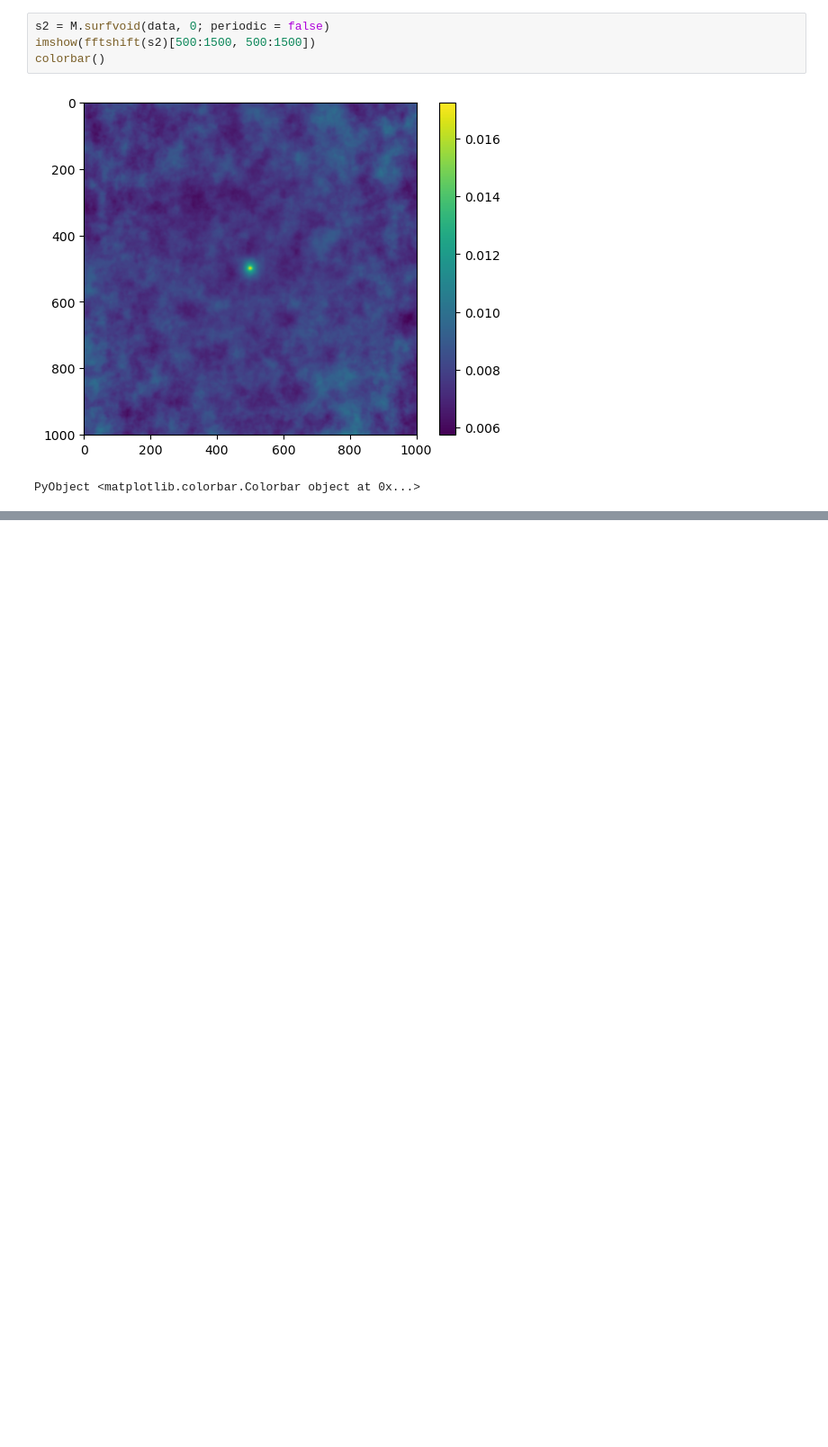
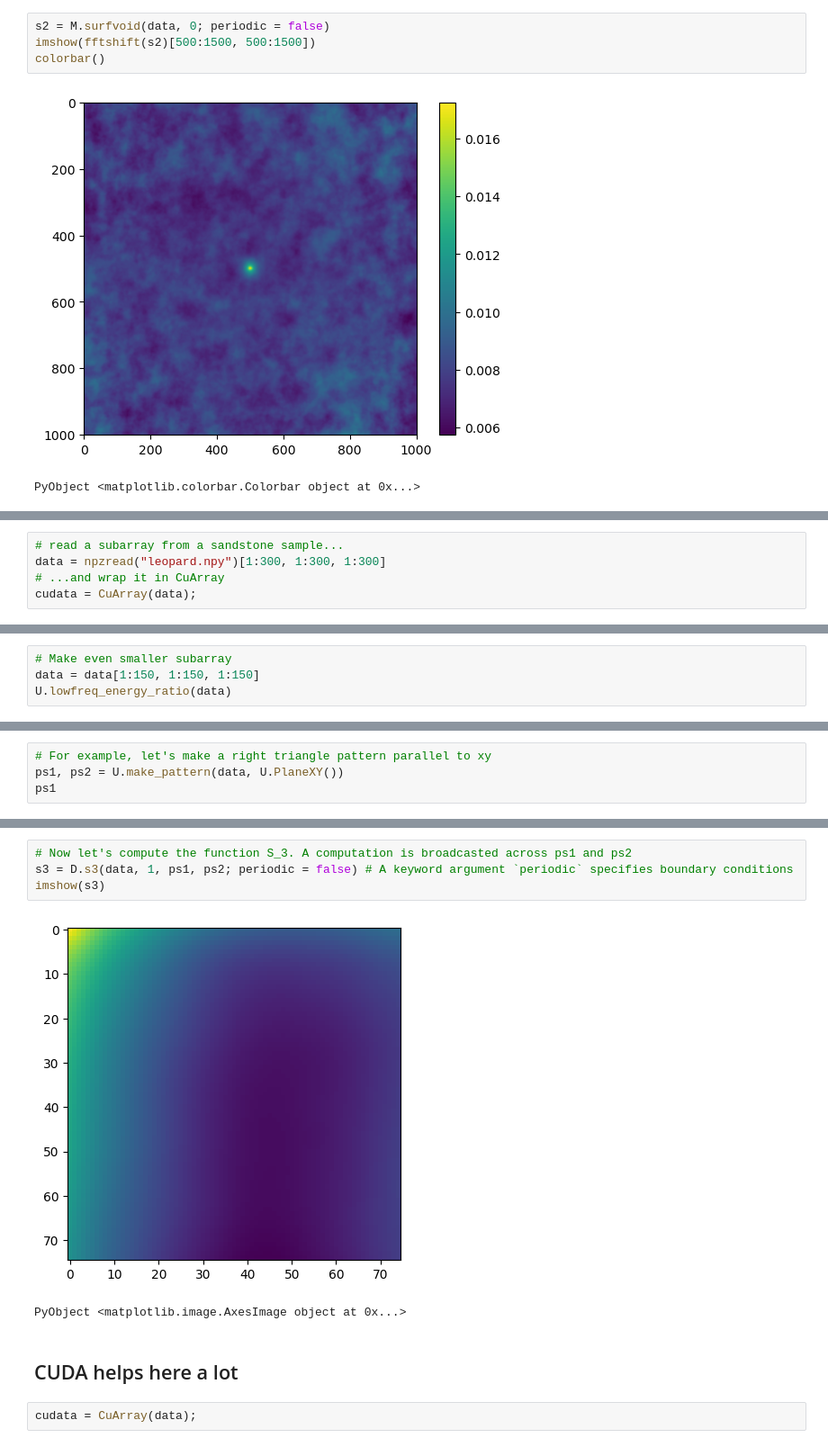
Before and after one commit to fatimp/CorrelationFunctions.jl, a Jupyter notebook: examples/notebook.ipynb, the cells around one changed output, grey strips where cells are left out. Shown at 90% size. Saved outputs shown, nothing was run; the diff lists cells and outputs as text; blank space fills up the shorter version.

Commit message:
Update examples (noch mal)

```diff
--- a/examples/notebook.ipynb
+++ b/examples/notebook.ipynb
@@ -98,0 +107,5 @@ PyObject <matplotlib.colorbar.Colorbar object at 0x...>
+# %%
+# read a subarray from a sandstone sample...
+data = npzread("leopard.npy")[1:300, 1:300, 1:300]
+# ...and wrap it in CuArray
+cudata = CuArray(data);
@@ -98,0 +162,4 @@ PyObject <matplotlib.colorbar.Colorbar object at 0x...>
+# %%
+# Make even smaller subarray
+data = data[1:150, 1:150, 1:150]
+U.lowfreq_energy_ratio(data)
@@ -98,0 +168,4 @@ PyObject <matplotlib.colorbar.Colorbar object at 0x...>
+# %%
+# For example, let's make a right triangle pattern parallel to xy
+ps1, ps2 = U.make_pattern(data, U.PlaneXY())
+ps1
@@ -98,0 +210,11 @@ PyObject <matplotlib.colorbar.Colorbar object at 0x...>
+# %%
+# Now let's compute the function S_3. A computation is broadcasted across ps1 and ps2
+s3 = D.s3(data, 1, ps1, ps2; periodic = false) # A keyword argument `periodic` specifies boundary conditions
+imshow(s3)
+# %% [output]
+[figure, added]
+PyObject <matplotlib.image.AxesImage object at 0x...>
+# %% [markdown]
+## CUDA helps here a lot
+# %%
+cudata = CuArray(data);
```
Also changed, not shown: parts of 17 cells of this notebook.
